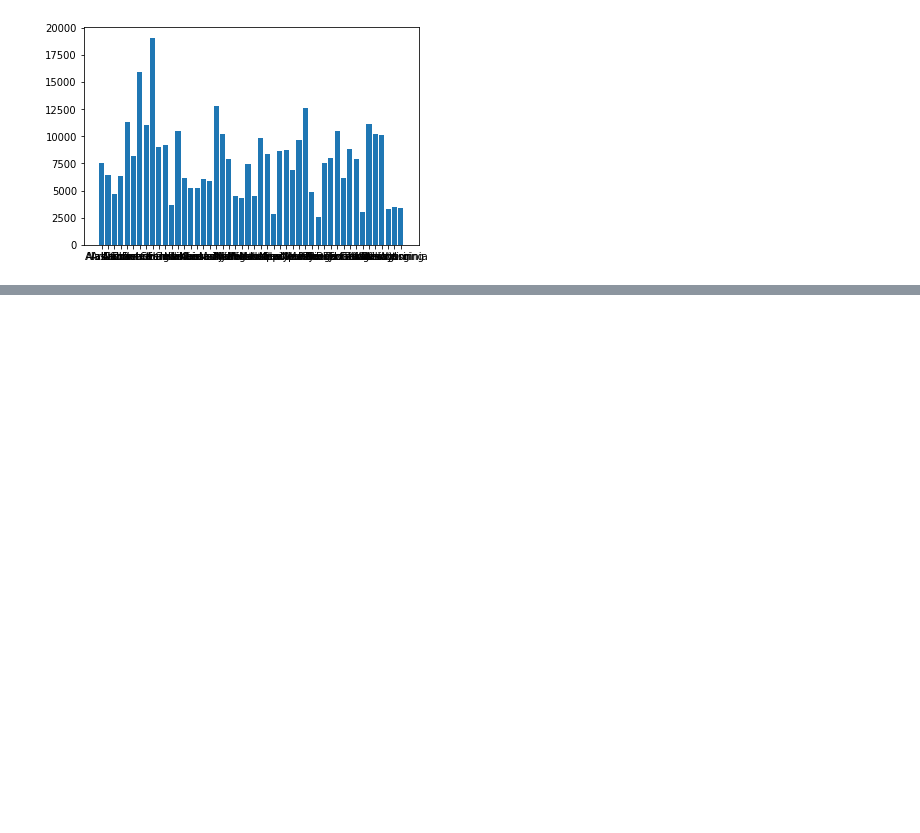
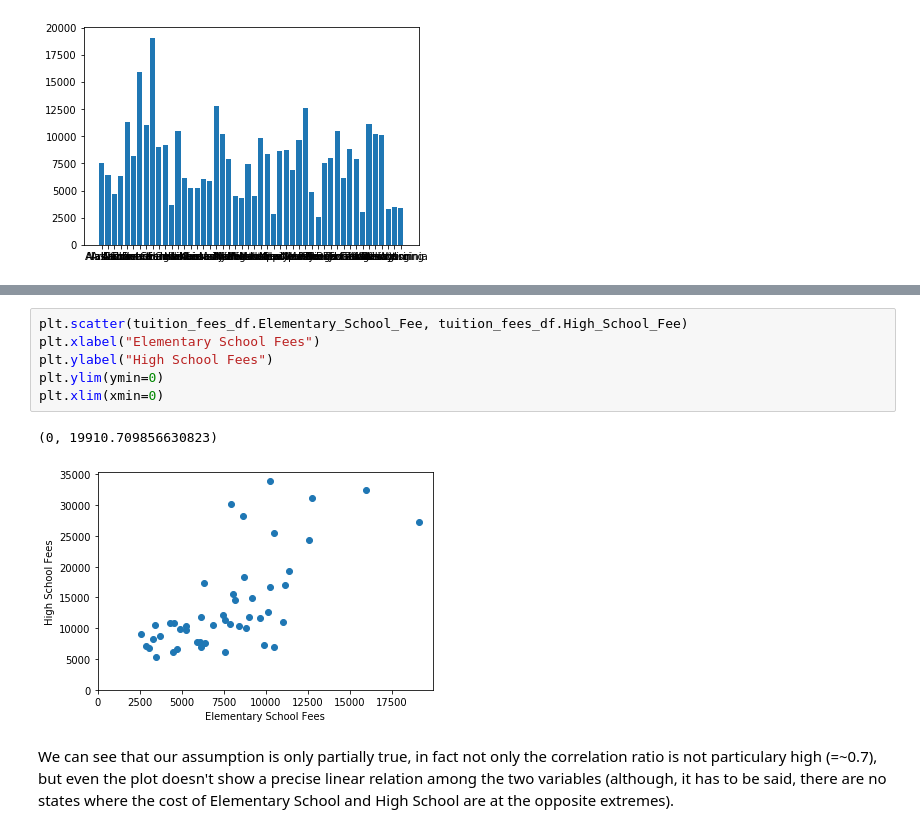
Before and after one commit to steber97/RecursionFairies_AdaProject, a Jupyter notebook: school_dataset.ipynb, the cells around one changed output, grey strips where cells are left out. Drawn from its saved outputs; the diff is of its cells as text; blank space fills up the shorter version.

Commit message:
Finish school analysis and plots

```diff
--- a/school_dataset.ipynb
+++ b/school_dataset.ipynb
@@ -208,0 +221,11 @@ plt.bar(tuition_fees_df.State, tuition_fees_df.Elementary_School_Fee)
+# %%
+plt.scatter(tuition_fees_df.Elementary_School_Fee, tuition_fees_df.High_School_Fee)
+plt.xlabel("Elementary School Fees")
+plt.ylabel("High School Fees")
+plt.ylim(ymin=0)
+plt.xlim(xmin=0)
+# %% [output]
+(0, 19910.709856630823)
+[figure, added]
+# %% [markdown]
+We can see that our assumption is only partially true, in fact not only the correlation ratio is not particulary high (=~0.7), but even the plot doesn't show a precise linear relation among the two variables (although, it has to be said, there are no states where the cost of Elementary School and High School are at the opposite extremes).
```
Also changed, not shown: parts of 4 cells of this notebook.
